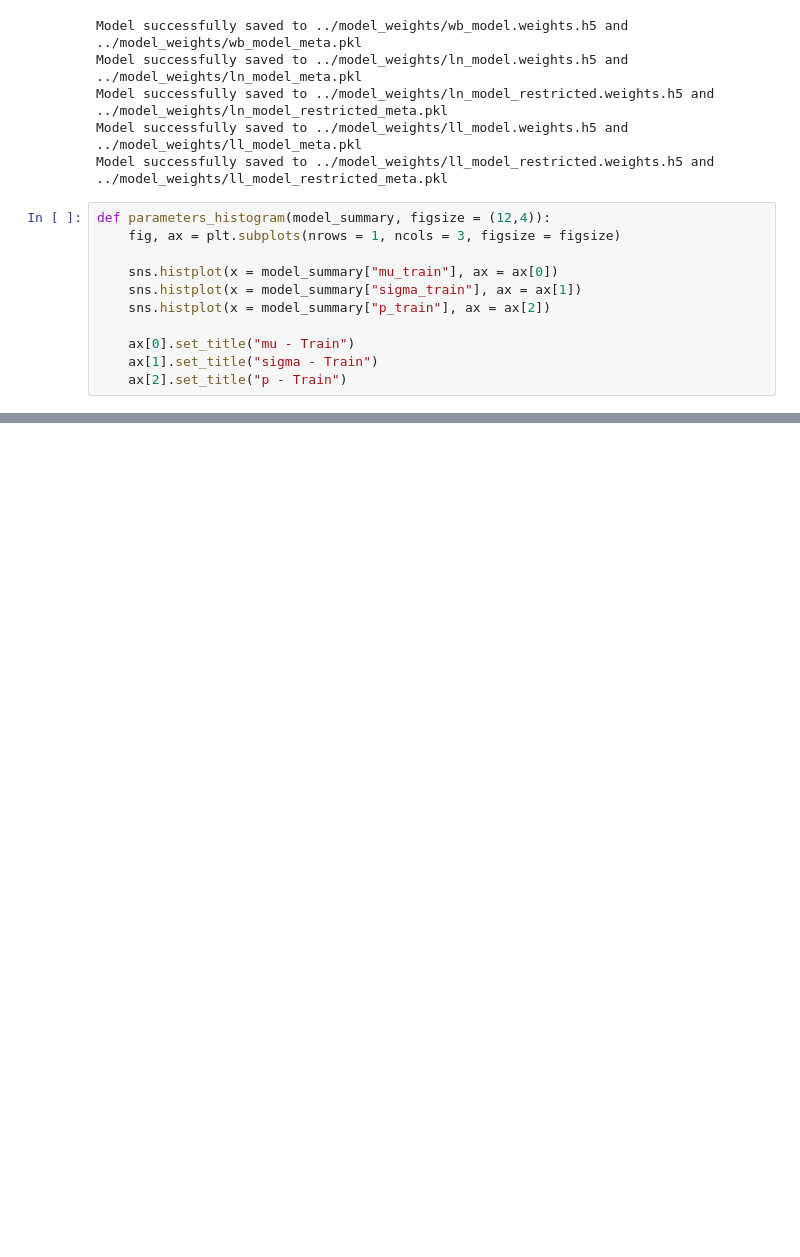
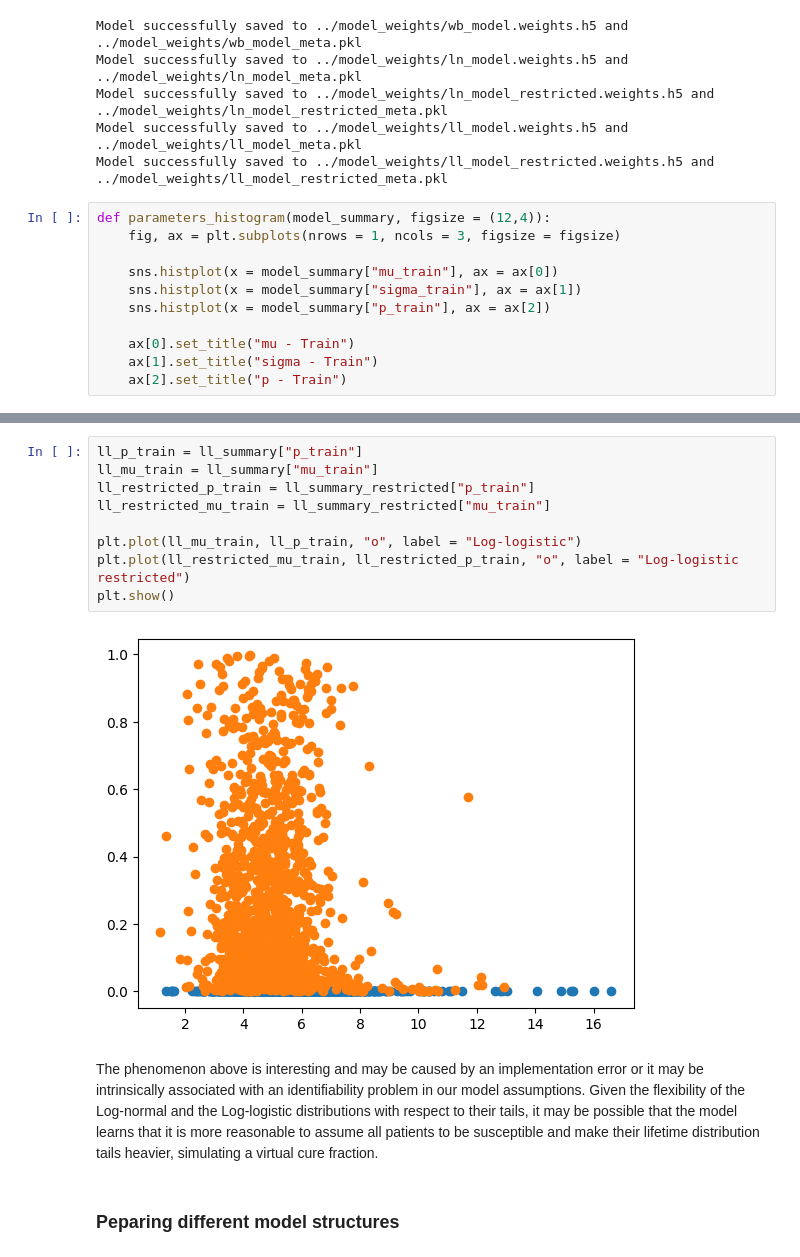
Before and after one commit to nhilariosilva/metabric_aft_models, a Jupyter notebook: notebooks/METABRIC - Cure AFT Models.ipynb, the cells around one changed output, grey strips where cells are left out. Saved outputs shown, nothing was run; the diff lists cells and outputs as text; blank space fills up the shorter version.

```diff
--- a/notebooks/METABRIC - Cure AFT Models.ipynb
+++ b/notebooks/METABRIC - Cure AFT Models.ipynb
@@ -363 +453,16 @@ parameters_histogram(ll_summary_restricted, figsize = (12,2))
 [figure]
+# %%
+ll_p_train = ll_summary["p_train"]
+ll_mu_train = ll_summary["mu_train"]
+ll_restricted_p_train = ll_summary_restricted["p_train"]
+ll_restricted_mu_train = ll_summary_restricted["mu_train"]
+
+plt.plot(ll_mu_train, ll_p_train, "o", label = "Log-logistic")
+plt.plot(ll_restricted_mu_train, ll_restricted_p_train, "o", label = "Log-logistic restricted")
+plt.show()
+# %% [output]
+[figure, added]
+# %% [markdown]
+The phenomenon above is interesting and may be caused by an implementation error or it may be intrinsically associated with an identifiability problem in our model assumptions. Given the flexibility of the Log-normal and the Log-logistic distributions with respect to their tails, it may be possible that the model learns that it is more reasonable to assume all patients to be susceptible and make their lifetime distribution tails heavier, simulating a virtual cure fraction.
+# %% [markdown]
+### Peparing different model structures
```
Also changed, not shown: parts of 40 cells of this notebook, 36 other files.
